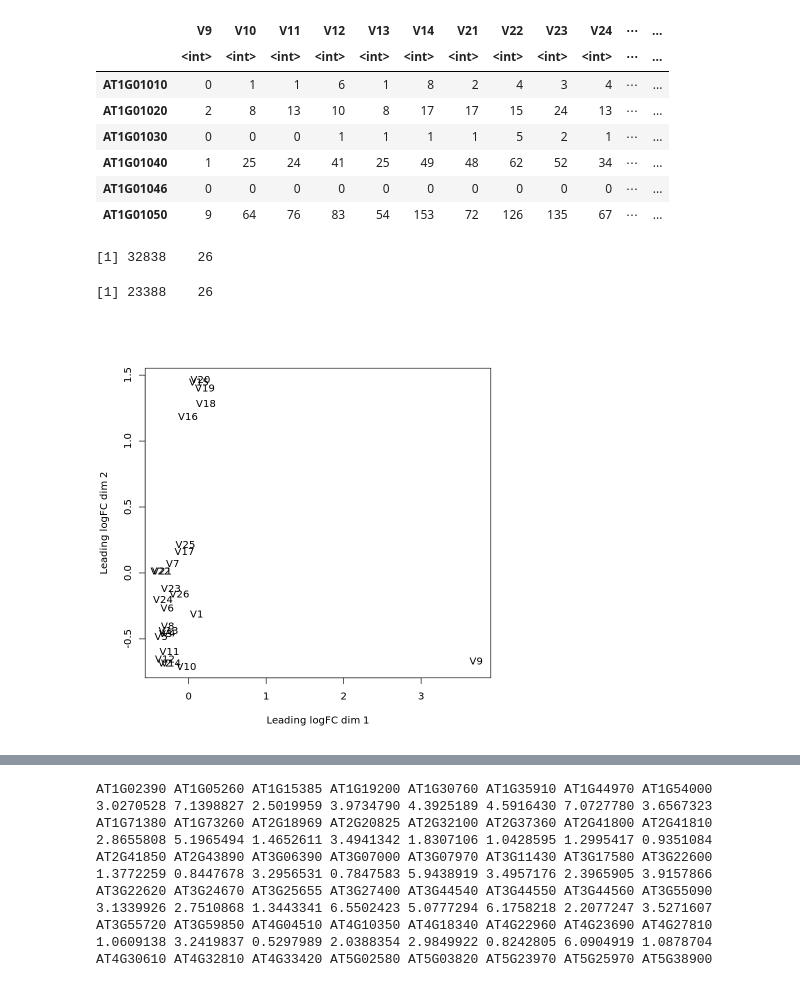
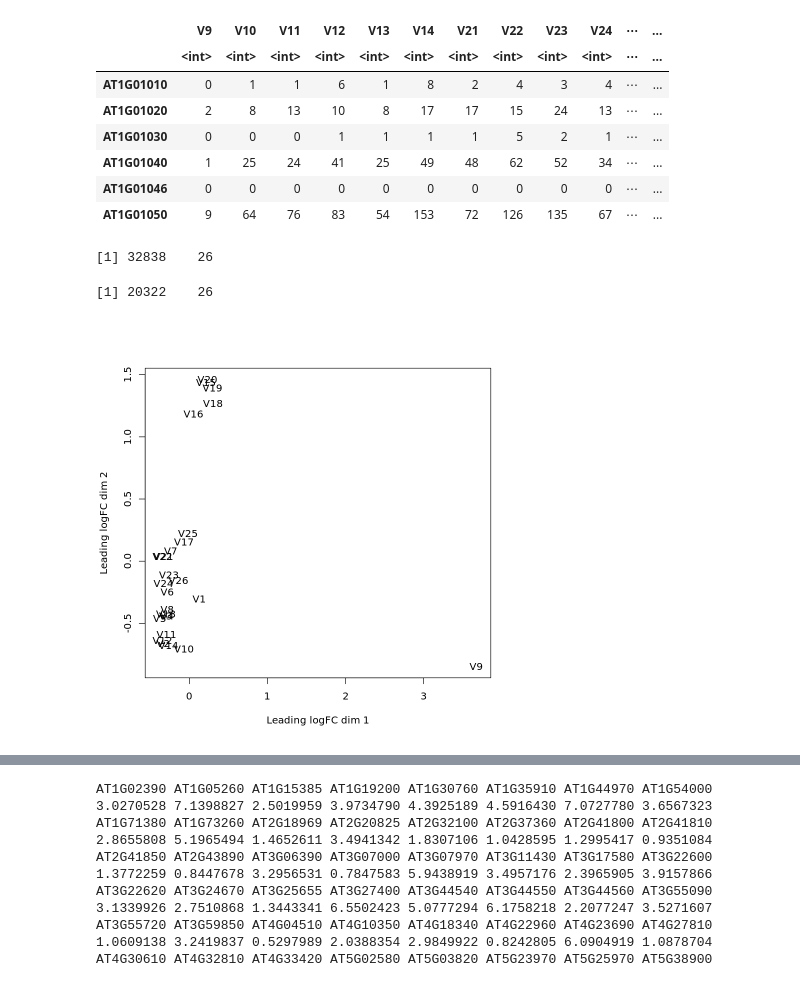
Before and after one commit to isaiahwtaylor/abscission_single_cell, a Jupyter notebook: WB7_fal.ipynb, the cells around one changed output, grey strips where cells are left out. Saved outputs shown, nothing was run; the diff lists cells and outputs as text; code cells hidden in the pictures.

Commit message:
working on figures

```diff
--- a/WB7_fal.ipynb
+++ b/WB7_fal.ipynb
@@ -61,7 +95,7 @@ lcpm <- cpm(x3, log=TRUE)
 
 #keep only genes that are expressed. "Expressed" here means counts observed in at least 3 samples
 dim(x3)
-keep.exprs <- rowSums(cpm>0)>=3
+keep.exprs <- rowMeans(cpm)>=.5
 x3 <- x3[keep.exprs,, keep.lib.sizes=FALSE]
 dim(x3) #compare to dim(x) above
 
@@ -72,6 +106,6 @@ x3 <- calcNormFactors(x3)
 cpm <- cpm(x3)
 lcpm <- cpm(x3, log=TRUE)
 
-de_sub = lcpm[rownames(lcpm) %in% unlist(bulk_pb_intersection$x),]
+de_sub = lcpm[rownames(lcpm) %in% unlist(bulk_pb_intersection_3_22_22$x),]
 # %% [output]
 [1] 32838    15
@@ -185,31 +219,31 @@ A data.frame: 6 × 26
 # %%
 
 #make DGElist
 x3 <- DGEList(counts = ein2_yda, genes = rownames(ein2_yda))
 
 
 #reads per library uniquely mapped to a gene:
 
 #make cpm and lcpm
 cpm <- cpm(x3)
 lcpm <- cpm(x3, log=TRUE)
 
 #keep only genes that are expressed. "Expressed" here means counts observed in at least 3 samples
 dim(x3)
-keep.exprs <- rowSums(cpm>0)>=3
+keep.exprs <- rowMeans(cpm)>=.5
 x3 <- x3[keep.exprs,, keep.lib.sizes=FALSE]
 dim(x3) #compare to dim(x) above
 
 #normalize data after removing low expressed genes
 x3 <- calcNormFactors(x3)
 
 #cpm, lcpm of normalized values
 cpm <- cpm(x3)
 lcpm <- cpm(x3, log=TRUE)
 
 plotMDS(lcpm)
 # %% [output]
 [1] 32838    26
-[1] 23388    26
+[1] 20322    26
-[figure, old version]
+[figure, new version]
 # %%
```
Also changed, not shown: parts of 15 cells of this notebook, 1 other file.
